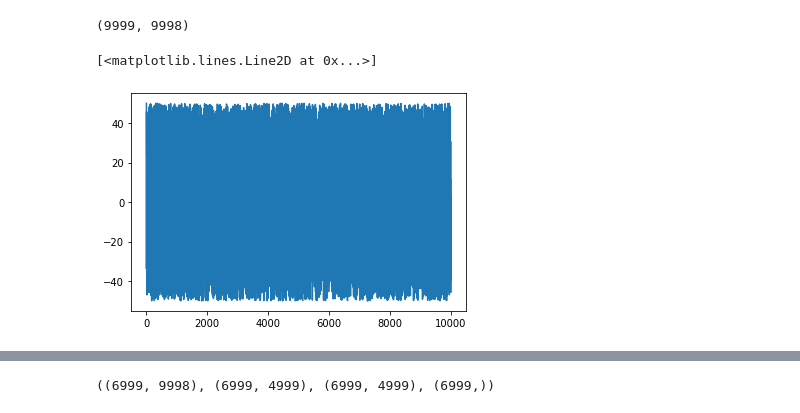
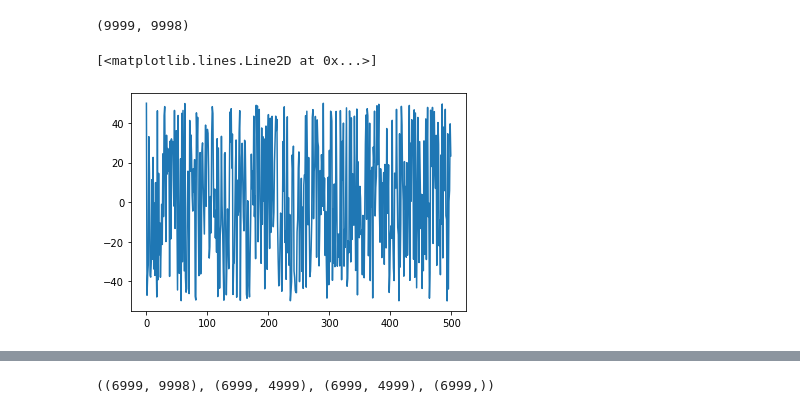
Before and after one commit to toastmaker/ccf, a Jupyter notebook: notebooks/lc_delay_ml_Y_shape.ipynb, the cells around one changed output, grey strips where cells are left out. Cells and saved outputs as stored; diff of their text form; code cells hidden in the pictures.

```diff
--- a/notebooks/lc_delay_ml_Y_shape.ipynb
+++ b/notebooks/lc_delay_ml_Y_shape.ipynb
@@ -26,7 +47,7 @@ xdata.shape
 Drive already mounted at /content/drive; to attempt to forcibly remount, call drive.mount("/content/drive", force_remount=True).
 (9999, 9998)
 # %%
-plt.plot(ydata)
+plt.plot(ydata[::20])
 # %% [output]
 [<matplotlib.lines.Line2D at 0x...>]
-[figure, old version]
+[figure, new version]
```
Also changed, not shown: parts of 18 cells of this notebook.
